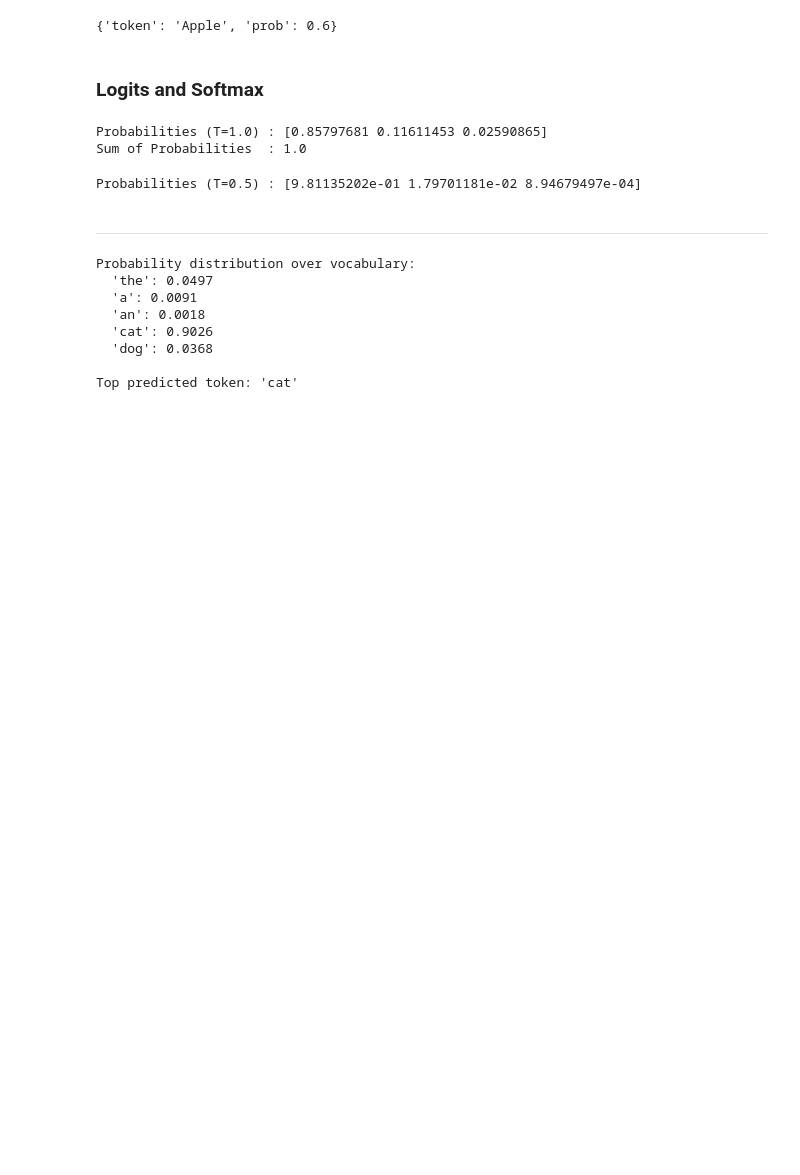
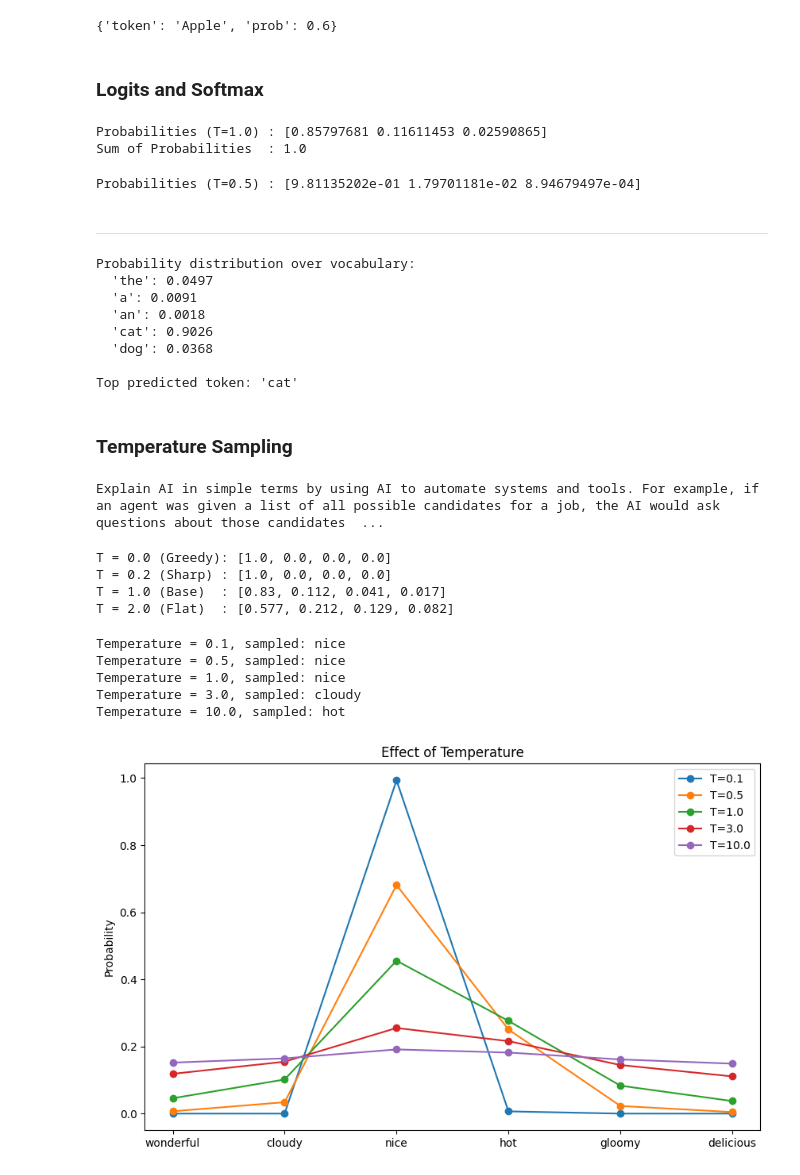
Before and after one commit to Sidnaik04/AI-Engineering, a Jupyter notebook: Sampling_Techniques.ipynb, the cells around one changed output. Cells and saved outputs as stored; diff of their text form; code cells hidden in the pictures; blank space fills up the shorter version.

Commit message:
Add Temperature Sampling Technique

```diff
--- a/Sampling_Techniques.ipynb
+++ b/Sampling_Techniques.ipynb
@@ -104,3 +104,23 @@ Probability distribution over vocabulary:
   'dog': 0.0368
 
 Top predicted token: 'cat'
+# %% [markdown]
+### Temperature Sampling
+# %%
+from transformers import AutoTokenizer, AutoModelForCausalLM
+
+tokenizer = AutoTokenizer.from_pretrained("gpt2")
+model = AutoModelForCausalLM.from_pretrained("gpt2")
+
+inputs = tokenizer("Explain AI in simple terms", return_tensors="pt")
+
+output = model.generate(
+    **inputs,
+    max_length=50,
+    temperature=0.7,
+    do_sample=True
+)
+
+print(tokenizer.decode(output[0], skip_special_tokens=True))
+# %% [output]
+Explain AI in simple terms by using AI to automate systems and tools. For example, if an agent was given a list of all possible candidates for a job, the AI would ask questions about those candidates  ...
@@ -106,0 +146,47 @@ Top predicted token: 'cat'
+# %%
+print("T = 0.0 (Greedy):", inspect_temp(logits, 0.0).tolist())
+print("T = 0.2 (Sharp) :", [round(p, 3) for p in inspect_temp(logits, 0.2).tolist()])
+print("T = 1.0 (Base)  :", [round(p, 3) for p in inspect_temp(logits, 1.0).tolist()])
+print("T = 2.0 (Flat)  :", [round(p, 3) for p in inspect_temp(logits, 2.0).tolist()])
+# %% [output]
+T = 0.0 (Greedy): [1.0, 0.0, 0.0, 0.0]
+T = 0.2 (Sharp) : [1.0, 0.0, 0.0, 0.0]
+T = 1.0 (Base)  : [0.83, 0.112, 0.041, 0.017]
+T = 2.0 (Flat)  : [0.577, 0.212, 0.129, 0.082]
+# %%
+import matplotlib.pyplot as plt
+import torch
+import torch.nn.functional as F
+
+vocab = ["wonderful", "cloudy", "nice", "hot", "gloomy", "delicious"]
+logits = torch.tensor([1.2, 2.0, 3.5, 3.0, 1.8, 1.0]) # (vocab_size,)
+scores = logits.unsqueeze(0) # (1, vocab_size)
+temperatures = [0.1, 0.5, 1.0, 3.0, 10.0]
+
+fig, ax = plt.subplots(figsize=(10,6))
+for temp in temperatures:
+  # Apply temperature scaling
+  scores_processed = scores / temp
+
+  # convert probabilities
+  probs = F.softmax(scores_processed, dim=-1)[0]
+
+  # sample from the distribution
+  sampled_idx = torch.multinomial(probs, num_samples=1).item()
+
+  print(f"Temperature = {temp}, sampled: {vocab[sampled_idx]}")
+
+  # Plot the probability distribution
+  ax.plot(vocab, probs.numpy(), marker='o', label=f"T={temp}")
+
+ax.set_title("Effect of Temperature")
+ax.set_ylabel("Probability")
+ax.legend()
+plt.show()
+# %% [output]
+Temperature = 0.1, sampled: nice
+Temperature = 0.5, sampled: nice
+Temperature = 1.0, sampled: nice
+Temperature = 3.0, sampled: cloudy
+Temperature = 10.0, sampled: hot
+[figure, added]
```
Also changed, not shown: parts of 1 cell of this notebook.
